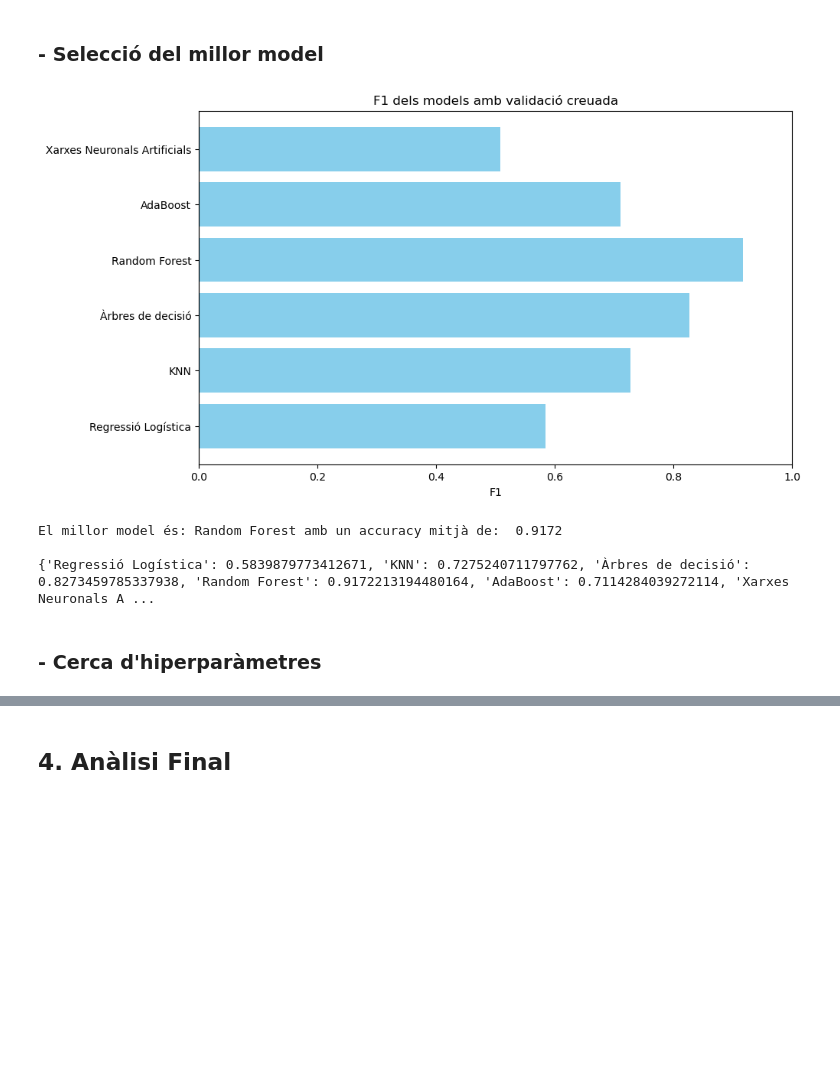
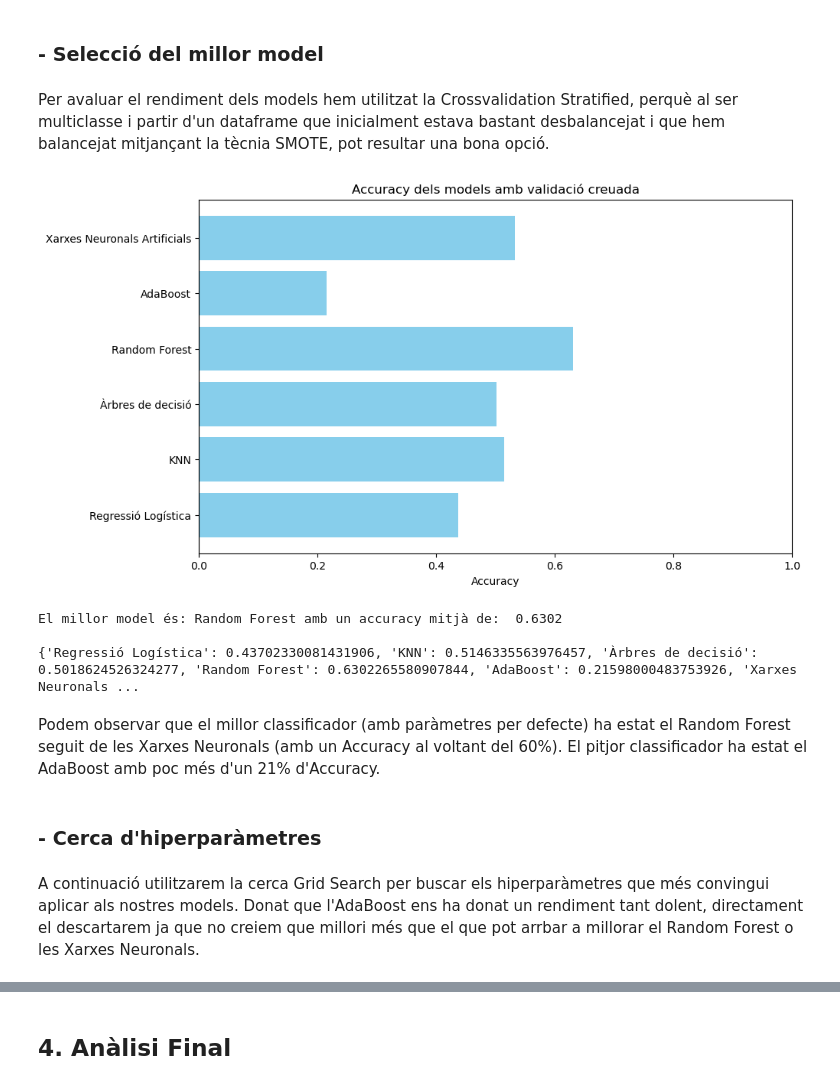
Before and after one commit to Erdrick2210/APC_Kaggle_Top_Spotify_songs-_from_2010-2019, a Jupyter notebook: Kaggle_Top_Spotify_songs_from_2010-2019.ipynb, the cells around one changed output, grey strips where cells are left out. Cells and saved outputs as stored; diff of their text form; code cells hidden in the pictures; blank space fills up the shorter version.

```diff
--- a/Kaggle_Top_Spotify_songs_from_2010-2019.ipynb
+++ b/Kaggle_Top_Spotify_songs_from_2010-2019.ipynb
@@ -577,24 +648,18 @@ Així quedarien les etiquetes del target 'pop' llavors:
 # %%
 # Combinem les classes 0, 1, 2, 3 i 4 en una sola categoria
 df['pop'] = df['pop'].replace([0, 1, 2, 3, 4], 0)
-df['pop'] = df['pop'].replace([5,6,7],1)
-df['pop'] = df['pop'].replace([8,9],2)
 
 # En aquest punt ja podem separar el dataset en el conjunt de cracterístiques X i el conjunt de target y.
 X=df.drop('pop',axis=1)
 y=df['pop']
-from sklearn.model_selection import train_test_split
-
-x_train, x_test, y_train, y_test = train_test_split(X, y, test_size=0.2, stratify=y, random_state=42)
 
 from imblearn.over_sampling import SMOTE
-from imblearn.under_sampling import RandomUnderSampler
 
 smote = SMOTE(random_state=42)
-x_train,y_train = smote.fit_resample(x_train, y_train)
+X, y = smote.fit_resample(X, y)
 
-df_resampled = pd.DataFrame(x_train, columns=X.columns)
-df_resampled['pop'] = y_train
+df_resampled = pd.DataFrame(X, columns=X.columns)
+df_resampled['pop'] = y
 
 # Agafem els valors de 'pop' ordenats
 pop_counts = df_resampled['pop'].value_counts().sort_index()
@@ -631,10 +699,17 @@ df_resampled['year'] = df_resampled['year'] - 2010
 # %% [markdown]
 Ara separarem les dades en conjunts d'entrenament i de test. Començarem per entrenar un classificador lineal (regressió logística):
 # %%
+from sklearn.model_selection import train_test_split
 from sklearn.linear_model import LogisticRegression
 from sklearn.metrics import accuracy_score, classification_report, confusion_matrix, precision_score, recall_score, roc_curve,roc_auc_score, auc
 from sklearn.metrics import confusion_matrix, ConfusionMatrixDisplay, precision_recall_curve
 
+# Separar la X i la y amb test_train_split
+X=df_resampled.drop('pop',axis=1)
+y=df_resampled['pop']
+classes = df_resampled['pop'].unique()
+x_train, x_test, y_train, y_test = train_test_split(X, y, test_size=0.2, random_state=42)
+
 # Per mostrar l'ùs d'aquestes funcions entrenarem un regresor logistic
 model = LogisticRegression(multi_class='multinomial', solver='lbfgs')
 model.fit(x_train, y_train)
@@ -796,8 +857,10 @@ ValueError: This solver needs samples of at least 2 classes in the data, but the
 - Xarxes Neuronals Artificials: No hi ha cap dubte que les xarxes neuronals són una eina excepcional en l'àmbit de l'Aprenentatge Computacional. Aquest tipus de model s'utilitza en altres datasets, on les relacions entre les característiques i el target són molt més complexes, però ens fa curiositat saber com es comportarà en aquest dataset específic.
 # %% [markdown]
 ### - Selecció del millor model
+# %% [markdown]
+Per avaluar el rendiment dels models hem utilitzat la Crossvalidation Stratified, perquè al ser multiclasse i partir d'un dataframe que inicialment estava bastant desbalancejat i que hem balancejat mitjançant la tècnia SMOTE, pot resultar una bona opció.
 # %%
-from sklearn.model_selection import cross_val_score
+from sklearn.model_selection import cross_val_score, StratifiedKFold
 from sklearn.neighbors import KNeighborsClassifier
 from sklearn.tree import DecisionTreeClassifier
 from sklearn.ensemble import RandomForestClassifier
@@ -809,43 +872,49 @@ import warnings
 from sklearn.exceptions import ConvergenceWarning
 
 warnings.filterwarnings("ignore", category=ConvergenceWarning)
 
 
 x_trainSubset, x_validation, y_trainSubset, y_validation = train_test_split(x_train, y_train, test_size=0.2, random_state=42)
 
 models = {
     "Regressió Logística": LogisticRegression(),
     "KNN": KNeighborsClassifier(),
     "Àrbres de decisió": DecisionTreeClassifier(),
     "Random Forest": RandomForestClassifier(),
     "AdaBoost": AdaBoostClassifier(),
     "Xarxes Neuronals Artificials": MLPClassifier(max_iter=1000)
 }
 
 results = {}
 
+skf = StratifiedKFold(n_splits=5, shuffle=True, random_state=42)
+
 for model_name, model in models.items():
-    cv_scores = cross_val_score(model,x_trainSubset,y_trainSubset,cv=10,scoring="f1_macro")
+    cv_scores = cross_val_score(model,x_trainSubset,y_trainSubset,cv=skf,scoring="accuracy")
     results[model_name] = cv_scores.mean()
 
 plt.figure(figsize=(10, 6))
 plt.barh(list(results.keys()), list(results.values()), color='skyblue')
-plt.xlabel('F1')
-plt.title('F1 dels models amb validació creuada')
+plt.xlabel('Accuracy')
+plt.title('Accuracy dels models amb validació creuada')
 plt.xlim(0, 1)
 plt.show()
 
 
 best_model = max(results, key=results.get)
-print(f"El millor model és: {best_model} amb un f1 mitjà de:  {results[best_model]:.4f}\n")
+print(f"El millor model és: {best_model} amb un accuracy mitjà de:  {results[best_model]:.4f}\n")
 print(results)
 # %% [output]
-[figure, old version]
+[figure, new version]
-El millor model és: Random Forest amb un accuracy mitjà de:  0.9172
+El millor model és: Random Forest amb un accuracy mitjà de:  0.6302
 
-{'Regressió Logística': 0.5839879773412671, 'KNN': 0.7275240711797762, 'Àrbres de decisió': 0.8273459785337938, 'Random Forest': 0.9172213194480164, 'AdaBoost': 0.7114284039272114, 'Xarxes Neuronals A ...
+{'Regressió Logística': 0.43702330081431906, 'KNN': 0.5146335563976457, 'Àrbres de decisió': 0.5018624526324277, 'Random Forest': 0.6302265580907844, 'AdaBoost': 0.21598000483753926, 'Xarxes Neuronals ...
+# %% [markdown]
+Podem observar que el millor classificador (amb paràmetres per defecte) ha estat el Random Forest seguit de les Xarxes Neuronals (amb un Accuracy al voltant del 60%). El pitjor classificador ha estat el AdaBoost amb poc més d'un 21% d'Accuracy.
 # %% [markdown]
 ### - Cerca d'hiperparàmetres
+# %% [markdown]
+A continuació utilitzarem la cerca Grid Search per buscar els hiperparàmetres que més convingui aplicar als nostres models. Donat que l'AdaBoost ens ha donat un rendiment tant dolent, directament el descartarem ja que no creiem que millori més que el que pot arrbar a millorar el Random Forest o les Xarxes Neuronals.
 # %%
 # ELIMINEM EL MODEL AdaBoost
 
```
Also changed, not shown: parts of 58 cells of this notebook.
